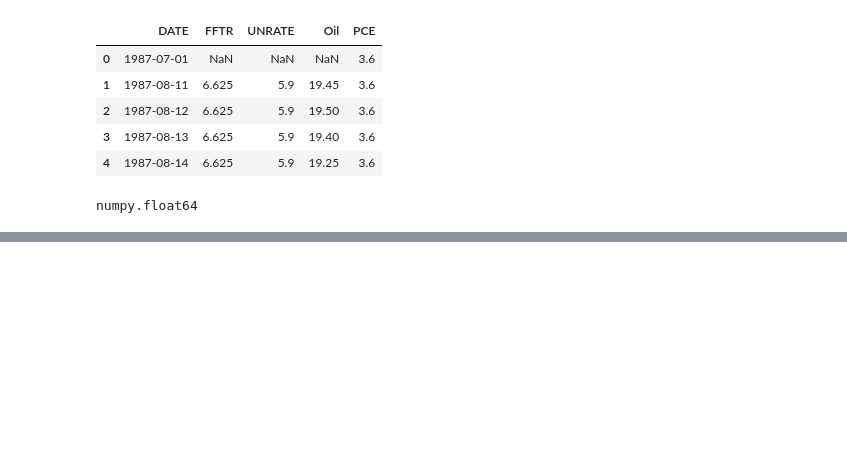
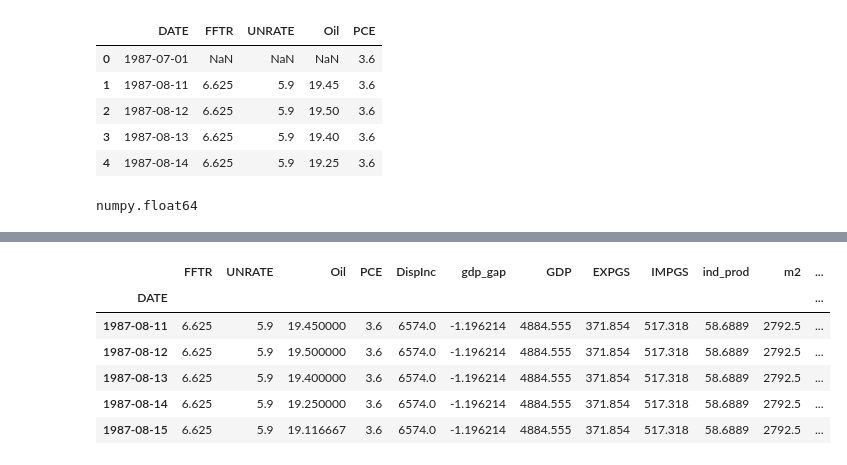
Before and after one commit to Nhunsick/FFTR_Prediction, a Jupyter notebook: Notebooks/EDA_cleaning.ipynb, the cells around one changed output, grey strips where cells are left out. Drawn from its saved outputs; the diff is of its cells as text; code cells hidden in the pictures; blank space fills up the shorter version.

```diff
--- a/Notebooks/EDA_cleaning.ipynb
+++ b/Notebooks/EDA_cleaning.ipynb
@@ -462,0 +544,6 @@ merge_df['yen_dollar'] = merge_df['yen_dollar'].interpolate(method='linear', lim
+# %%
+merge_df['Time'] = np.arange(len(merge_df.index))
+merge_df_30 = merge_df
+merge_df_60 = merge_df
+merge_df_90 = merge_df
+merge_df.head()
@@ -462,0 +590,10 @@ merge_df['yen_dollar'] = merge_df['yen_dollar'].interpolate(method='linear', lim
+# %%
+merge_df.head()
+# %% [output]
+|  | FFTR | UNRATE | Oil | PCE | DispInc | gdp_gap | GDP | EXPGS | IMPGS | ind_prod | m2 | ... |
+| DATE |  |  |  |  |  |  |  |  |  |  |  | ... |
+| 1987-08-11 | 6.625 | 5.9 | 19.450000 | 3.6 | 6574.0 | -1.196214 | 4884.555 | 371.854 | 517.318 | 58.6889 | 2792.5 | ... |
+| 1987-08-12 | 6.625 | 5.9 | 19.500000 | 3.6 | 6574.0 | -1.196214 | 4884.555 | 371.854 | 517.318 | 58.6889 | 2792.5 | ... |
+| 1987-08-13 | 6.625 | 5.9 | 19.400000 | 3.6 | 6574.0 | -1.196214 | 4884.555 | 371.854 | 517.318 | 58.6889 | 2792.5 | ... |
+| 1987-08-14 | 6.625 | 5.9 | 19.250000 | 3.6 | 6574.0 | -1.196214 | 4884.555 | 371.854 | 517.318 | 58.6889 | 2792.5 | ... |
+| 1987-08-15 | 6.625 | 5.9 | 19.116667 | 3.6 | 6574.0 | -1.196214 | 4884.555 | 371.854 | 517.318 | 58.6889 | 2792.5 | ... |
```
Also changed, not shown: parts of 25 cells of this notebook.
